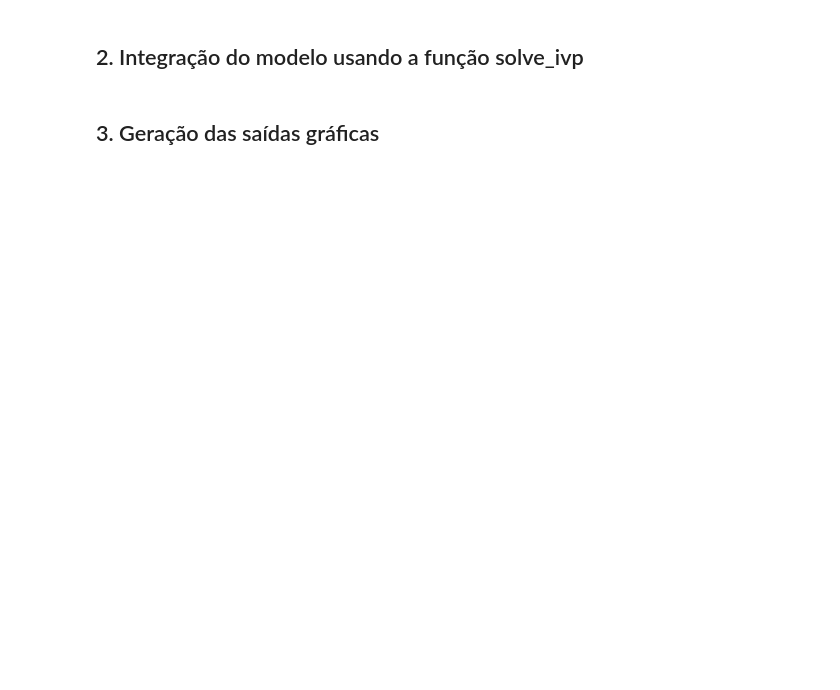
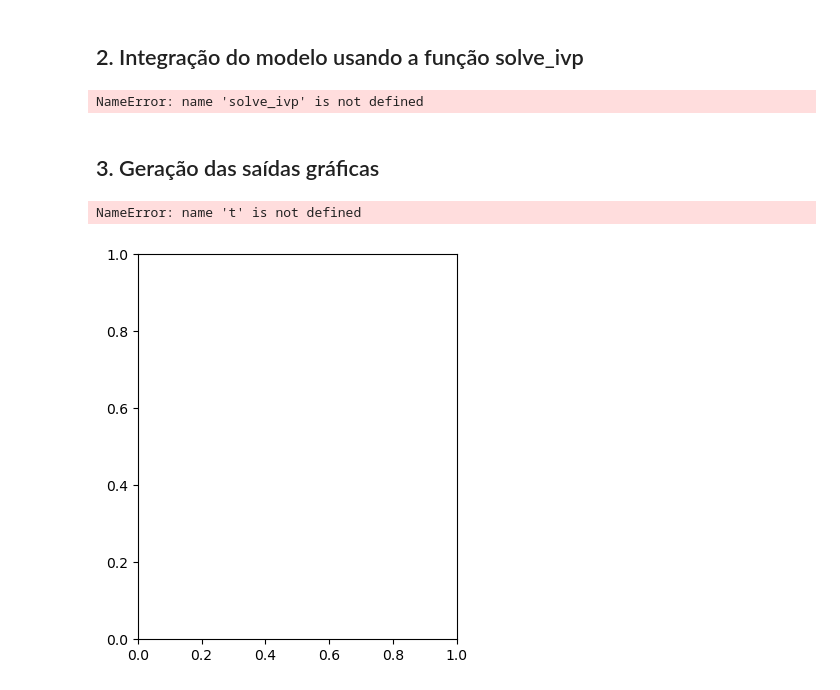
Before and after one commit to juliosdutra/Controle_de_Processos_UFES, a Jupyter notebook: 1.Simulação/Simulação_de_um_sistema.ipynb, the cells around one changed output. Saved outputs shown, nothing was run; the diff lists cells and outputs as text; code cells hidden in the pictures; blank space fills up the shorter version.

```diff
--- a/1.Simulação/Simulação_de_um_sistema.ipynb
+++ b/1.Simulação/Simulação_de_um_sistema.ipynb
@@ -68,4 +125,68 @@ Implemente o modelo no Python. Faça algumas simulações variando as condiçõe
 # %% [markdown]
 ## 2.	Integração do modelo usando a função solve_ivp
+# %%
+#%% Integração do modelo
+
+# intervalo de integração
+tspan = [0, 10.0] # [t_inicial, t_final]
+
+# condição inicial
+x0 = [0.5, 350.] # cA0, T0
+u0 = [100.0, 1.0, 300.0] # q0, cAi0, Tc0
+
+# testes de variação nas entradas
+u0[0] = u0[0] - 0.0 # q
+u0[1] = u0[1] - 0.0 # cAi
+u0[2] = u0[2] - 0.0 # Tc
+
+# Instanciar o modelo
+modelo = lambda t,x: reator_CSTR(t, x, u0)
+
+# solver: integrador
+sol = solve_ivp(modelo, tspan, x0, method='BDF')
+
+# resultado
+t = sol.t # tempo
+x = sol.y; # cA, T
+# %% [output]
+NameError: name 'solve_ivp' is not defined
 # %% [markdown]
 ## 3.	Geração das saídas gráficas
+# %%
+#%% saídas gráficas
+plt.close('all')
+
+# Instanciar uma figura
+plt.figure(1,figsize=[14,5])
+
+plt.subplot(1,3,1)
+plt.plot(t,x[1,:], 'r-', lw=5)
+plt.ylabel('Temperatura do reator, oC', fontsize=14)
+plt.xlabel('Tempo, min', fontsize=14)
+plt.axis([0, 10, 300, 450])
+plt.xticks(range(0,11))
+plt.yticks(range(300,500,50))
+
+plt.subplot(1,3,2)
+plt.plot(t,x[0,:],'b-', lw=5)
+plt.ylabel('Concentração de reagente, mol/L', fontsize=14)
+plt.xlabel('Tempo, min', fontsize=14)
+plt.axis([0, 10, 0, 1])
+plt.xticks(range(0,11))
+plt.yticks(np.arange(0,1.1,0.1))
+
+plt.subplot(1,3,3)
+plt.plot(x[0,:],x[1,:], 'k-')
+plt.ylabel('Temperatura do reator, oC', fontsize=14)
+plt.xlabel('Concentração de reagente, mol/L', fontsize=14)
+plt.title('Plano de fases: cA x T', fontweight='bold')
+
+# Ajustar o preenchimento entre os subplots
+plt.tight_layout()
+plt.show()
+
+# salvar uma figura (extensão pode ser pdf, jpg, ...)
+plt.savefig('aula01_model_implementation.tif')
+# %% [output]
+NameError: name 't' is not defined
+[figure, added]
```
Also changed, not shown: parts of 4 cells of this notebook.
